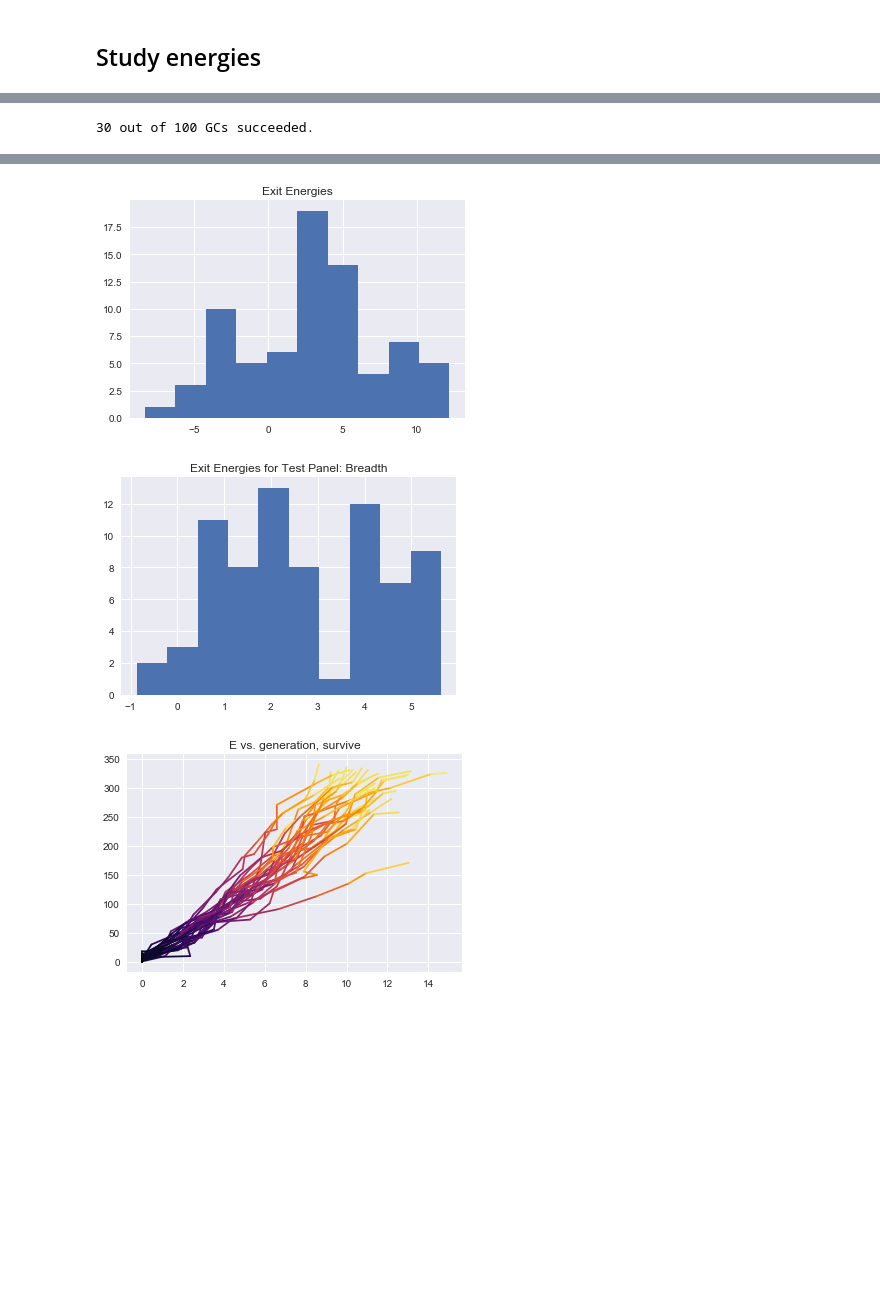
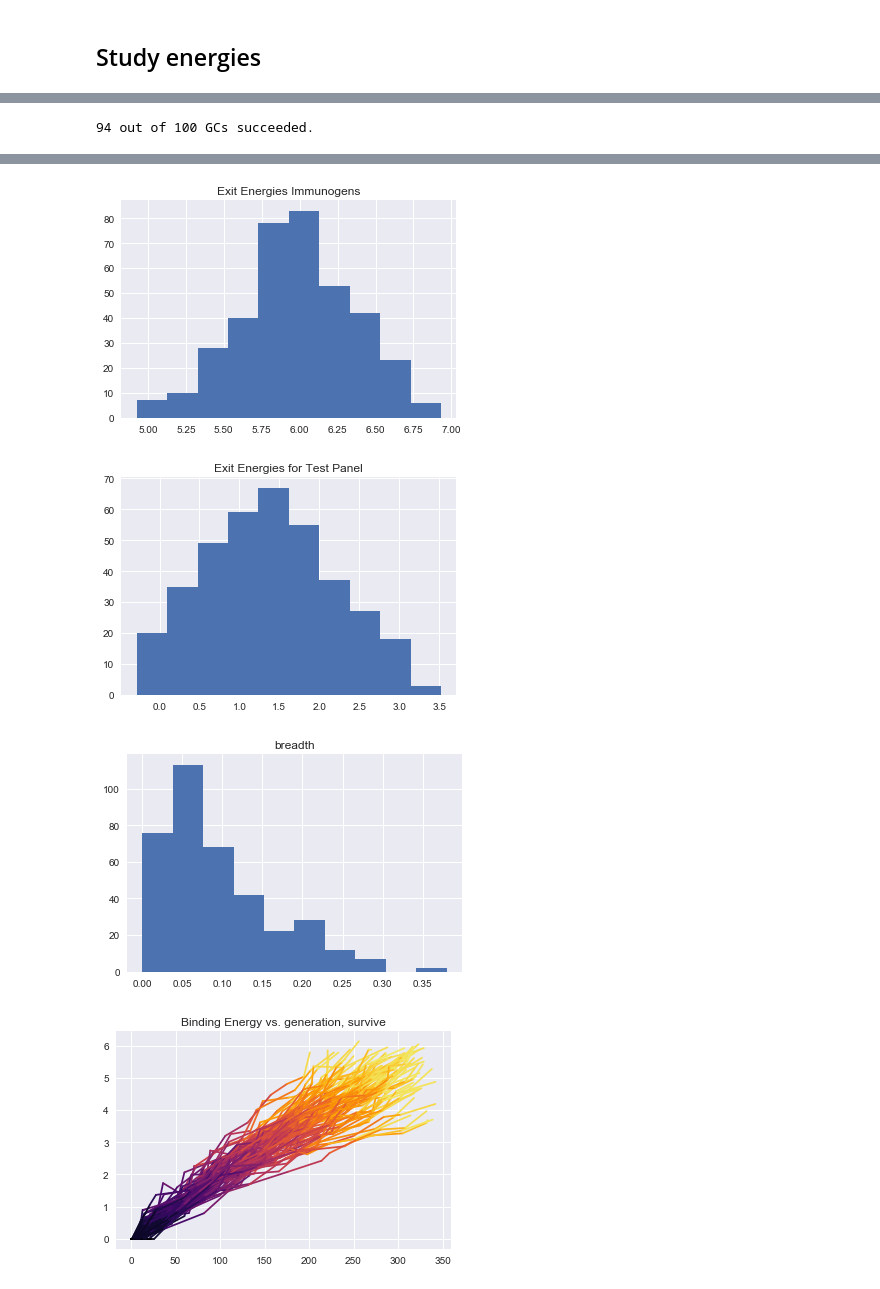
Before and after one commit to jlouveau/Github_Kayla_Joy, a Jupyter notebook: Analysis.ipynb, the cells around one changed output, grey strips where cells are left out. Drawn from its saved outputs; the diff is of its cells as text; code cells hidden in the pictures; blank space fills up the shorter version.

Commit message:
Code with test panel and breadth. Merged and verified :)

```diff
--- a/Analysis.ipynb
+++ b/Analysis.ipynb
@@ -33,7 +33,7 @@ def selectObservations(observations, keys, values):
 
     return selected
 # %%
-x = 3 - np.exp(np.random.normal(1.9, 0.5, 10000))
+x = (3 - np.exp(np.random.normal(1.9, 0.5, 10000)))/2
 fig = plot.figure()
 n, bins, patches = plot.hist(x, 50, normed=1)
 plot.show()
@@ -568,7 +632,10 @@ plot.show()
 nMutations = []
 weights    = []
 exitEnergies = []
-exitEnergies_testPanel = []
+mean_testPanel = []
+var_testPanel = []
+breadth = []
+
 for i in range(nTrials):
     trialMemTable = selectObservations(memTable, ['trial'], [str(i)])
     total  = float(np.sum([int(o['number']) for o in trialMemTable]))
@@ -576,7 +643,9 @@ for i in range(nTrials):
         nMutations.append(int(o['CDR_mutations']))
         weights.append(float(o['number'])/total)
         exitEnergies.append(float(o['E']))
-        exitEnergies_testPanel.append((float(o['test_panel_E'])))
+        mean_testPanel.append(float(o['mean_E_panel']))
+        var_testPanel.append(float(o['var_E_panel']))
+        breadth.append(float(o['breadth']))
 
 fig = plot.figure()
 n, bins, patches = plot.hist(nMutations, 1 + np.max(nMutations) - np.min(nMutations), weights=weights)
@@ -585,29 +654,50 @@ plot.show()
 
 fig = plot.figure()
 n, bins, patches = plot.hist(exitEnergies, 10)
-plot.title('Exit Energies')
+plot.title('Exit Energies Immunogens')
 fig.savefig('exit_energies.pdf')
 plot.show()
 
 fig = plot.figure()
-n, bins, patches = plot.hist(exitEnergies_testPanel, 10)
-plot.title('Exit Energies for Test Panel: Breadth')
-fig.savefig('exit_energies_testpanel.pdf')
+n, bins, patches = plot.hist(mean_testPanel, 10)
+plot.title('Exit Energies for Test Panel')
+fig.savefig('mean_energies_testpanel.pdf')
 plot.show()
 
-# largest clone table -> energy trajectory
-cm  = plot.get_cmap('inferno')
+fig = plot.figure()
+n, bins, patches = plot.hist(breadth, 10)
+plot.title('breadth')
+fig.savefig('breadth.pdf')
+plot.show()
+
+# largest clone table -> energy and mutation trajectory
+cmE  = plot.get_cmap('inferno')
 fig = plot.figure()
 ax  = fig.add_subplot(111)
 for i in range(nTrials):
     trialBigTable = selectObservations(bigTable, ['trial'], [str(i)])
-    x      = [float(o['E']) for o in trialBigTable]
-    y      = [float(o['generation'])  for o in trialBigTable]
-    ax.set_color_cycle([cm(1.*i/(len(x)-1)) for i in range(len(x)-1)])
+    x      = [float(o['generation'])  for o in trialBigTable]
+    y      = [float(o['E']) for o in trialBigTable]
+    ax.set_color_cycle([cmE(1.*i/(len(x)-1)) for i in range(len(x)-1)])
     for k in range(len(x)-1):
         ax.plot(x[k:k+2],y[k:k+2])
     #plot.plot(x, y)
-plot.title('E vs. generation, survive')
+plot.title('Binding Energy vs. generation, survive')
 fig.savefig('E-generation-path-survive-largest-clone.pdf')
 plot.show()
+
+cmM  = plot.get_cmap('inferno')
+fig = plot.figure()
+ax  = fig.add_subplot(111)
+for i in range(nTrials):
+    trialBigTable = selectObservations(bigTable, ['trial'], [str(i)])
+    x      = [float(o['generation'])  for o in trialBigTable]
+    y      = [float(o['CDR_mutations']) for o in trialBigTable]
+    ax.set_color_cycle([cmM(1.*i/(len(x)-1)) for i in range(len(x)-1)])
+    for k in range(len(x)-1):
+        ax.plot(x[k:k+2],y[k:k+2])
+    #plot.plot(x, y)
+plot.title('Energy affecting CDR mutations vs. generation, survive')
+fig.savefig('CDR-mut-generation-path-survive-largest-clone.pdf')
+plot.show()
 # %% [output]
@@ -615 +705 @@ plot.show()
-30 out of 100 GCs succeeded.
+94 out of 100 GCs succeeded.
@@ -618,3 +708,4 @@ plot.show()
-[figure, old version]
+[figure, new version]
-[figure, old version]
+[figure, new version]
-[figure, old version]
+[figure, new version]
+[figure, added]
```
Also changed, not shown: parts of 6 cells of this notebook, 1 other file.
